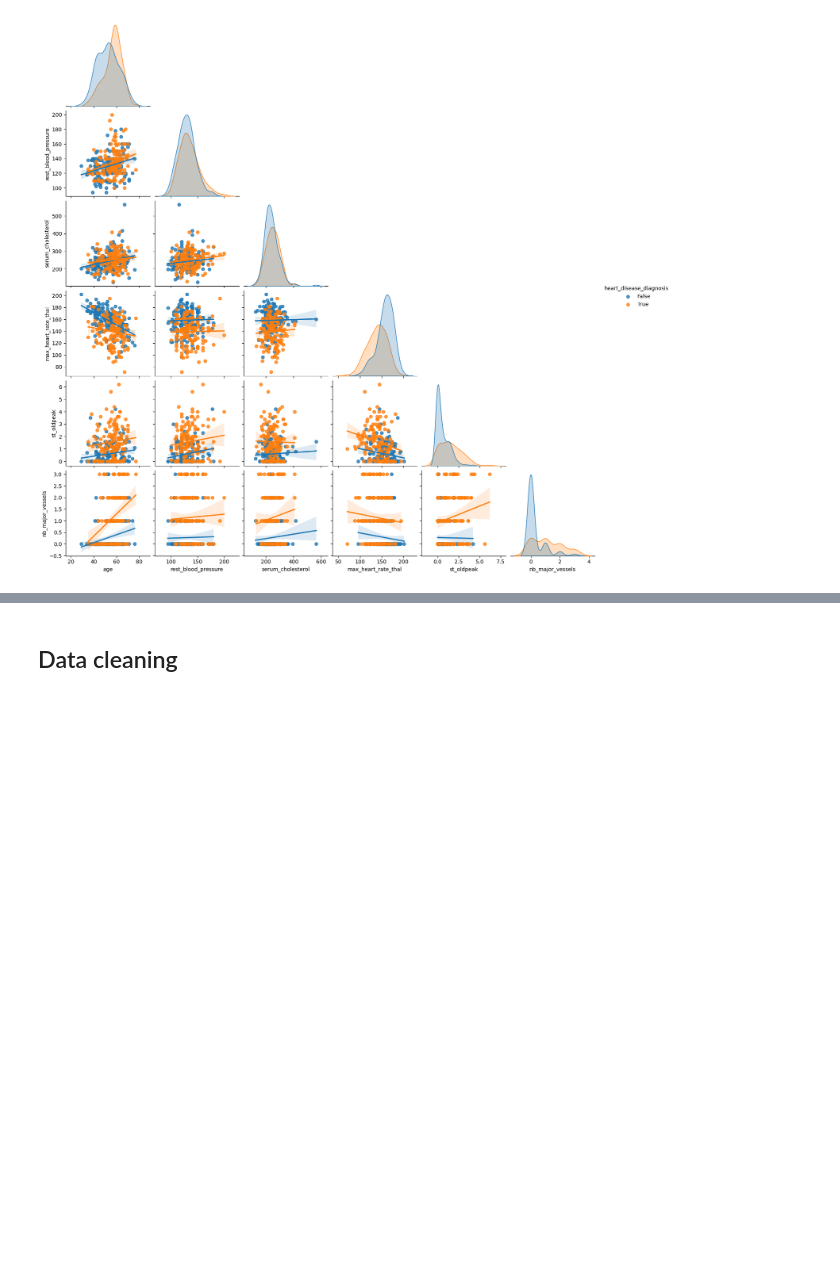
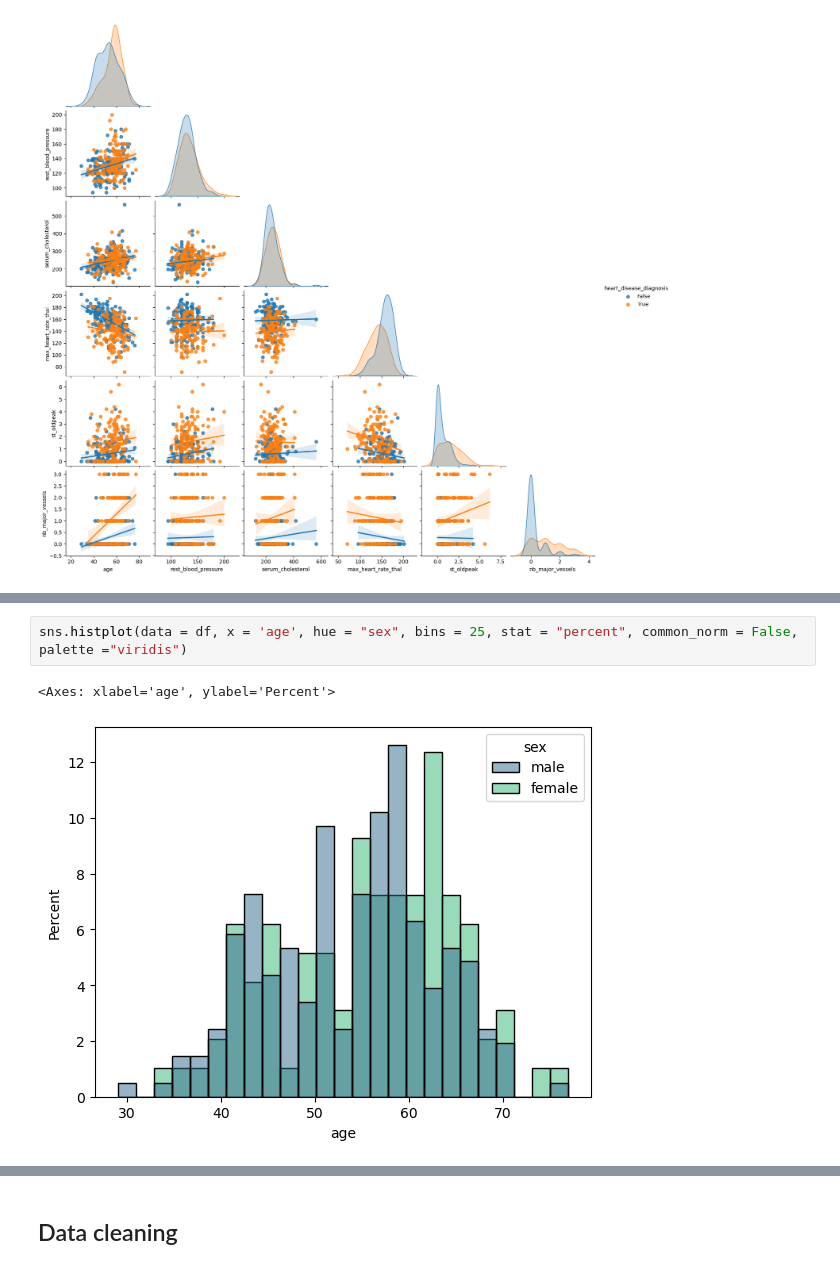
Before and after one commit to paulinedao/heart_disease, a Jupyter notebook: heart_disease/heart_disease.ipynb, the cells around one changed output, grey strips where cells are left out. Cells and saved outputs as stored; diff of their text form; blank space fills up the shorter version.

```diff
--- a/heart_disease/heart_disease.ipynb
+++ b/heart_disease/heart_disease.ipynb
@@ -439,0 +459,5 @@ sns.pairplot(num_df, kind = 'reg', hue = 'heart_disease_diagnosis', corner = Tru
+# %%
+sns.histplot(data = df, x = 'age', hue = "sex", bins = 25, stat = "percent", common_norm = False, palette ="viridis")
+# %% [output]
+<Axes: xlabel='age', ylabel='Percent'>
+[figure, added]
```
Also changed, not shown: parts of 6 cells of this notebook.
